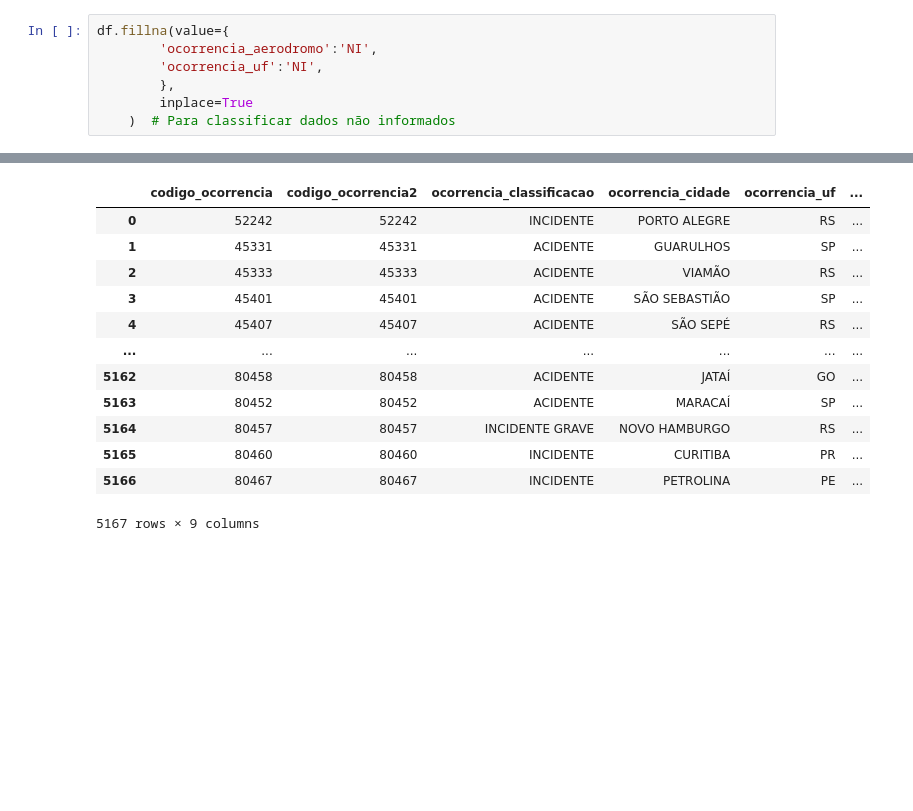
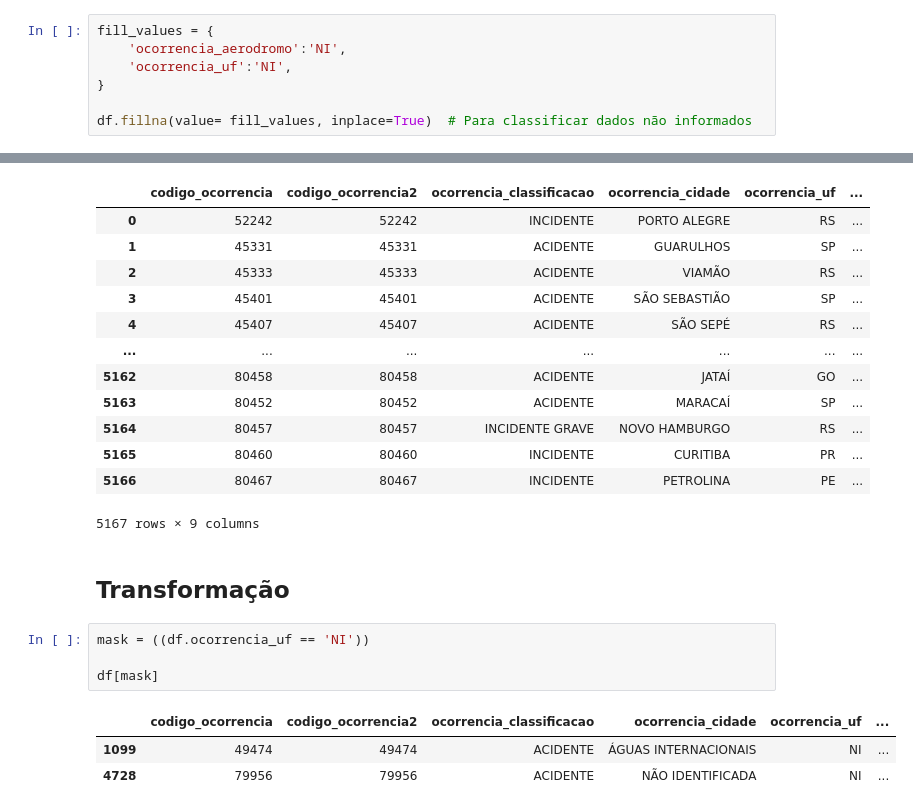
Before and after one commit to JoaoVitorPinheiro/dio-bootcamp-projects, a Jupyter notebook: cognizant_data_engineer/desafios de projeto/etl_cenipa/projeto.ipynb, the cells around one changed output, grey strips where cells are left out. Cells and saved outputs as stored; diff of their text form; blank space fills up the shorter version.

```diff
--- a/cognizant_data_engineer/desafios de projeto/etl_cenipa/projeto.ipynb
+++ b/cognizant_data_engineer/desafios de projeto/etl_cenipa/projeto.ipynb
@@ -238,12 +233,12 @@ ocorrencia_hora                1
 total_recomendacoes            0
 dtype: int64
 # %%
-df.fillna(value={
-        'ocorrencia_aerodromo':'NI',
-        'ocorrencia_uf':'NI',
-        },
-        inplace=True
-    )  # Para classificar dados não informados
+fill_values = {
+    'ocorrencia_aerodromo':'NI',
+    'ocorrencia_uf':'NI',
+}
+
+df.fillna(value= fill_values, inplace=True)  # Para classificar dados não informados
 # %% [markdown]
 ## Validação
 # %%
@@ -262,3 +257,13 @@ schema.validate(df)
 | 5165 | 80460 | 80460 | INCIDENTE | CURITIBA | PR | ... |
 | 5166 | 80467 | 80467 | INCIDENTE | PETROLINA | PE | ... |
 5167 rows × 9 columns
+# %% [markdown]
+## Transformação
+# %%
+mask = ((df.ocorrencia_uf == 'NI'))
+
+df[mask]
+# %% [output]
+|  | codigo_ocorrencia | codigo_ocorrencia2 | ocorrencia_classificacao | ocorrencia_cidade | ocorrencia_uf | ... |
+| 1099 | 49474 | 49474 | ACIDENTE | ÁGUAS INTERNACIONAIS | NI | ... |
+| 4728 | 79956 | 79956 | ACIDENTE | NÃO IDENTIFICADA | NI | ... |
```
Also changed, not shown: parts of 2 cells of this notebook.
